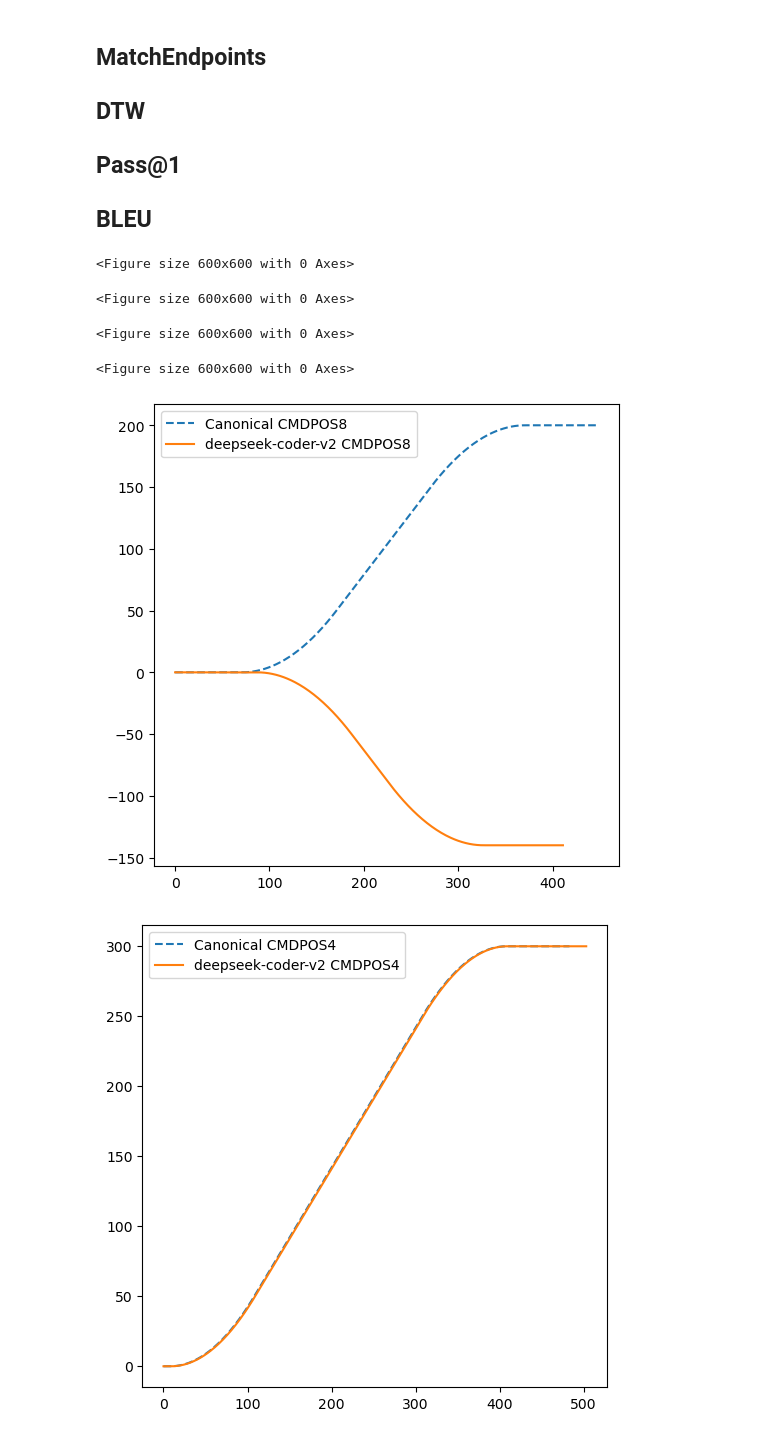
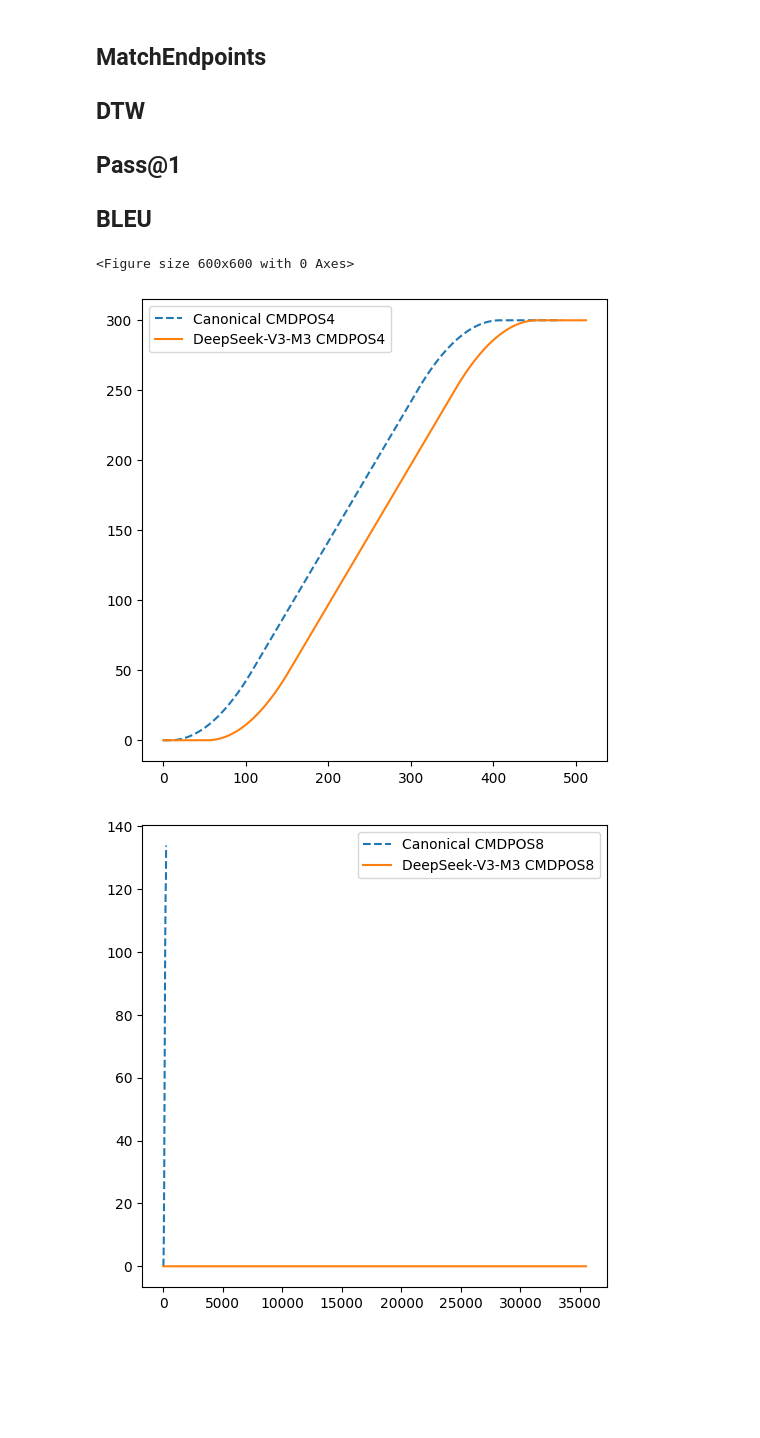
Before and after one commit to MCCodeAI/MCCoder, a Jupyter notebook: Evaluate MCEVAL Metrics.ipynb, the cells around one changed output. Cells and saved outputs as stored; diff of their text form; code cells hidden in the pictures; blank space fills up the shorter version.

```diff
--- a/Evaluate MCEVAL Metrics.ipynb
+++ b/Evaluate MCEVAL Metrics.ipynb
@@ -18,12 +18,12 @@ import json
 from tslearn.metrics import dtw
 
 # Define folder paths and LLM name
-llm_name = 'deepseek-coder-v2'
+llm_name = 'DeepSeek-V3-M3'
 folder_canonical = f'/Users/yin/Documents/GitHub/MCCodeLog/CanonicalCode'
 folder_llm = f'/Users/yin/Documents/GitHub/MCCodeLog/{llm_name}'
 
 # Define task ID range
-task_id_range = range(1, 117)
+task_id_range = range(1, 187)
 
 # Initialize result lists for summary
 match_endpoints_summary = []
@@ -174,35 +174,32 @@ def write_results_to_file():
                 file.write(f'Difficulty {difficulty} Match Proportion: {match_ratio:.2%} ({difficulty_match_counts[difficulty]}/{difficulty_totals[difficulty]})\n')
 
     with open(f'{folder_llm}/DTW.txt', 'w') as file:
         for result in dtw_summary:
             file.write(result + '\n')
         file.write(f'Total Comparisons: {len(dtw_summary)}\n')
 
         dtw_zero_counts = sum([1 for result in dtw_summary if 'True' in result])
         file.write(f'DTW Zero Proportion: {dtw_zero_counts}/{len(dtw_summary)}: {dtw_zero_counts/len(dtw_summary):.2%}\n')
 
         for difficulty in difficulty_totals:
             if difficulty_totals[difficulty] > 0:
                 dtw_zero_ratio = difficulty_dtw_zero_counts[difficulty] / difficulty_totals[difficulty]
                 file.write(f'Difficulty {difficulty} DTW Zero Proportion: {dtw_zero_ratio:.2%} ({difficulty_dtw_zero_counts[difficulty]}/{difficulty_totals[difficulty]})\n')
 
     with open(f'{folder_llm}/MatchEndpointsAndDTWZero.txt', 'w') as file:
         file.write(f'Total Match Endpoints and DTW Zero: {match_endpoints_and_dtw_zero_total}/{total_tasks} ({match_endpoints_and_dtw_zero_total/total_tasks:.2%})\n')
         for difficulty in difficulty_totals:
             if difficulty_totals[difficulty] > 0:
                 match_endpoints_and_dtw_zero_ratio = match_endpoints_and_dtw_zero_counts[difficulty] / difficulty_totals[difficulty]
                 file.write(f'Difficulty {difficulty} Match Endpoints and DTW Zero: {match_endpoints_and_dtw_zero_counts[difficulty]}/{difficulty_totals[difficulty]} ({match_endpoints_and_dtw_zero_ratio:.2%})\n')
 
 # Compare logs for each task_id with progress display
 for task_id in tqdm(task_id_range, desc="Comparing logs"):
     compare_logs(task_id)
 
 # Write the results to the respective files
 write_results_to_file()
 # %% [output]
 <Figure size 600x600 with 0 Axes>
-<Figure size 600x600 with 0 Axes>
-<Figure size 600x600 with 0 Axes>
-<Figure size 600x600 with 0 Axes>
-[figure, old version]
+[figure, new version]
-[figure, old version]
+[figure, new version]
```
Also changed, not shown: parts of 1 cell of this notebook, 8 other files.
